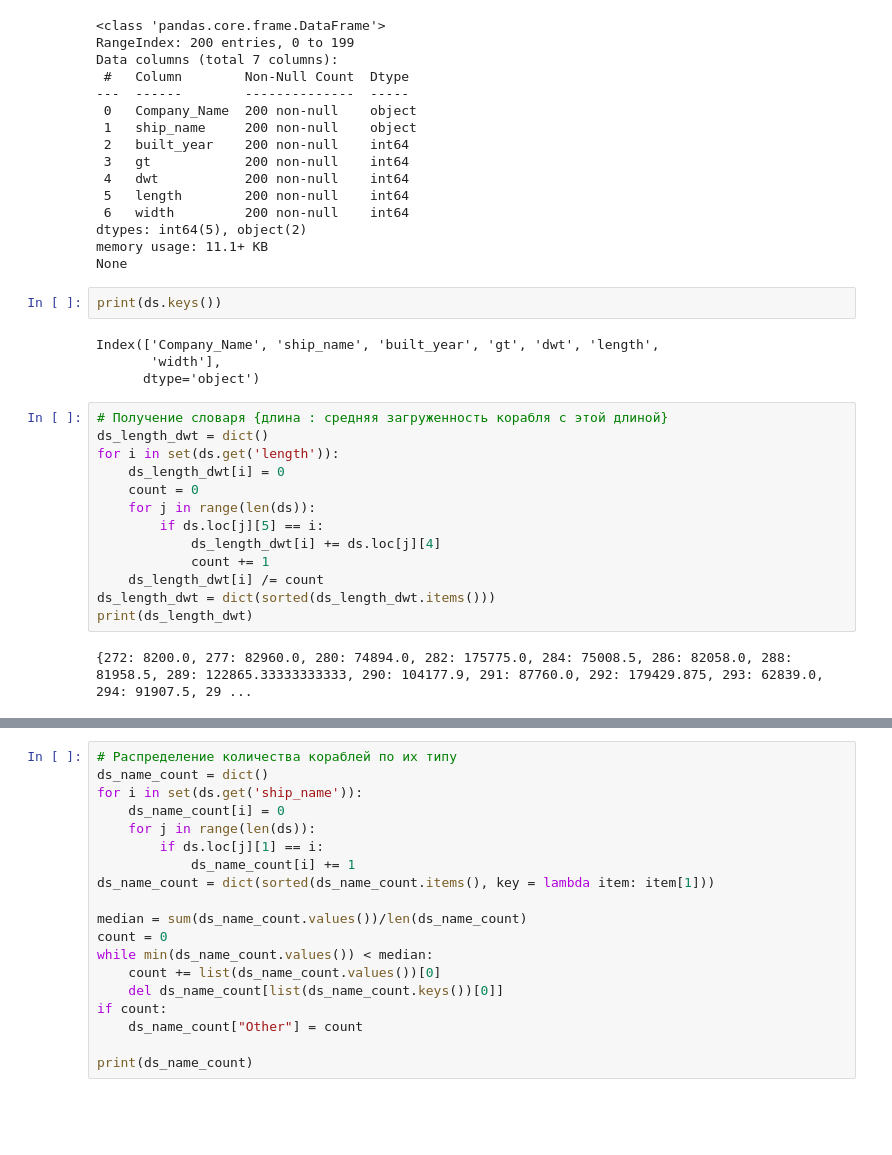
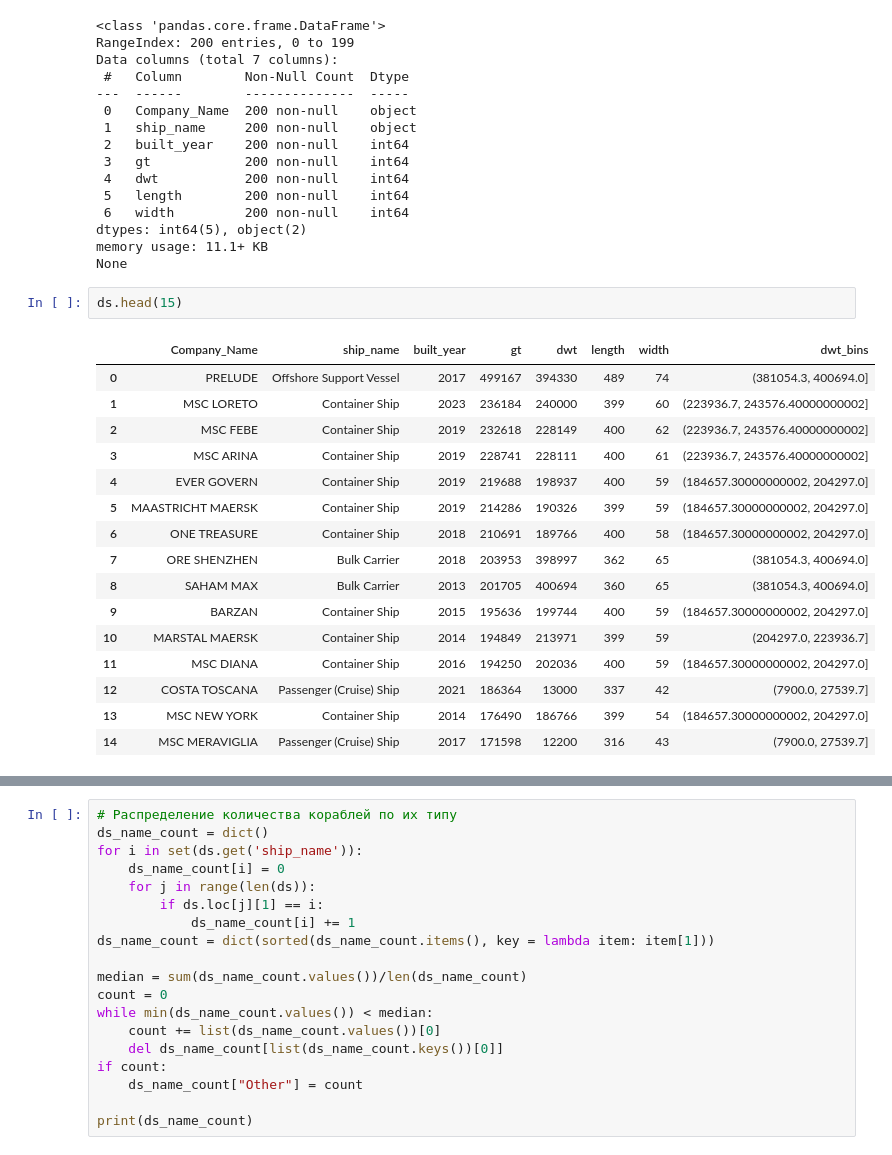
Before and after one commit to ArinaFedotova/APL.lab2, a Jupyter notebook: lab2.ipynb, the cells around one changed output, grey strips where cells are left out. Drawn from its saved outputs; the diff is of its cells as text; blank space fills up the shorter version.

```diff
--- a/lab2.ipynb
+++ b/lab2.ipynb
@@ -25,25 +26,23 @@ dtypes: int64(5), object(2)
 memory usage: 11.1+ KB
 None
 # %%
-print(ds.keys())
+ds.head(15)
 # %% [output]
-Index(['Company_Name', 'ship_name', 'built_year', 'gt', 'dwt', 'length',
-       'width'],
-      dtype='object')
+|  | Company_Name | ship_name | built_year | gt | dwt | length | width | dwt_bins |
+| 0 | PRELUDE | Offshore Support Vessel | 2017 | 499167 | 394330 | 489 | 74 | (381054.3, 400694.0] |
+| 1 | MSC LORETO | Container Ship | 2023 | 236184 | 240000 | 399 | 60 | (223936.7, 243576.40000000002] |
+| 2 | MSC FEBE | Container Ship | 2019 | 232618 | 228149 | 400 | 62 | (223936.7, 243576.40000000002] |
+| 3 | MSC ARINA | Container Ship | 2019 | 228741 | 228111 | 400 | 61 | (223936.7, 243576.40000000002] |
+| 4 | EVER GOVERN | Container Ship | 2019 | 219688 | 198937 | 400 | 59 | (184657.30000000002, 204297.0] |
+| 5 | MAASTRICHT MAERSK | Container Ship | 2019 | 214286 | 190326 | 399 | 59 | (184657.30000000002, 204297.0] |
+| 6 | ONE TREASURE | Container Ship | 2018 | 210691 | 189766 | 400 | 58 | (184657.30000000002, 204297.0] |
+| 7 | ORE SHENZHEN | Bulk Carrier | 2018 | 203953 | 398997 | 362 | 65 | (381054.3, 400694.0] |
+| 8 | SAHAM MAX | Bulk Carrier | 2013 | 201705 | 400694 | 360 | 65 | (381054.3, 400694.0] |
+| 9 | BARZAN | Container Ship | 2015 | 195636 | 199744 | 400 | 59 | (184657.30000000002, 204297.0] |
+| 10 | MARSTAL MAERSK | Container Ship | 2014 | 194849 | 213971 | 399 | 59 | (204297.0, 223936.7] |
+| 11 | MSC DIANA | Container Ship | 2016 | 194250 | 202036 | 400 | 59 | (184657.30000000002, 204297.0] |
+| 12 | COSTA TOSCANA | Passenger (Cruise) Ship | 2021 | 186364 | 13000 | 337 | 42 | (7900.0, 27539.7] |
+| 13 | MSC NEW YORK | Container Ship | 2014 | 176490 | 186766 | 399 | 54 | (184657.30000000002, 204297.0] |
+| 14 | MSC MERAVIGLIA | Passenger (Cruise) Ship | 2017 | 171598 | 12200 | 316 | 43 | (7900.0, 27539.7] |
-# %%
-# Получение словаря {длина : средняя загруженность корабля с этой длиной}
-ds_length_dwt = dict()
-for i in set(ds.get('length')):
-    ds_length_dwt[i] = 0
-    count = 0
-    for j in range(len(ds)):
-        if ds.loc[j][5] == i:
-            ds_length_dwt[i] += ds.loc[j][4]
-            count += 1
-    ds_length_dwt[i] /= count
-ds_length_dwt = dict(sorted(ds_length_dwt.items()))
-print(ds_length_dwt)
-# %% [output]
-{272: 8200.0, 277: 82960.0, 280: 74894.0, 282: 175775.0, 284: 75008.5, 286: 82058.0, 288: 81958.5, 289: 122865.33333333333, 290: 104177.9, 291: 87760.0, 292: 179429.875, 293: 62839.0, 294: 91907.5, 29 ...
 # %%
 # построение График зависимости средней максимальной загрузки кораблей от длины корабля
```
Also changed, not shown: parts of 19 cells of this notebook.
